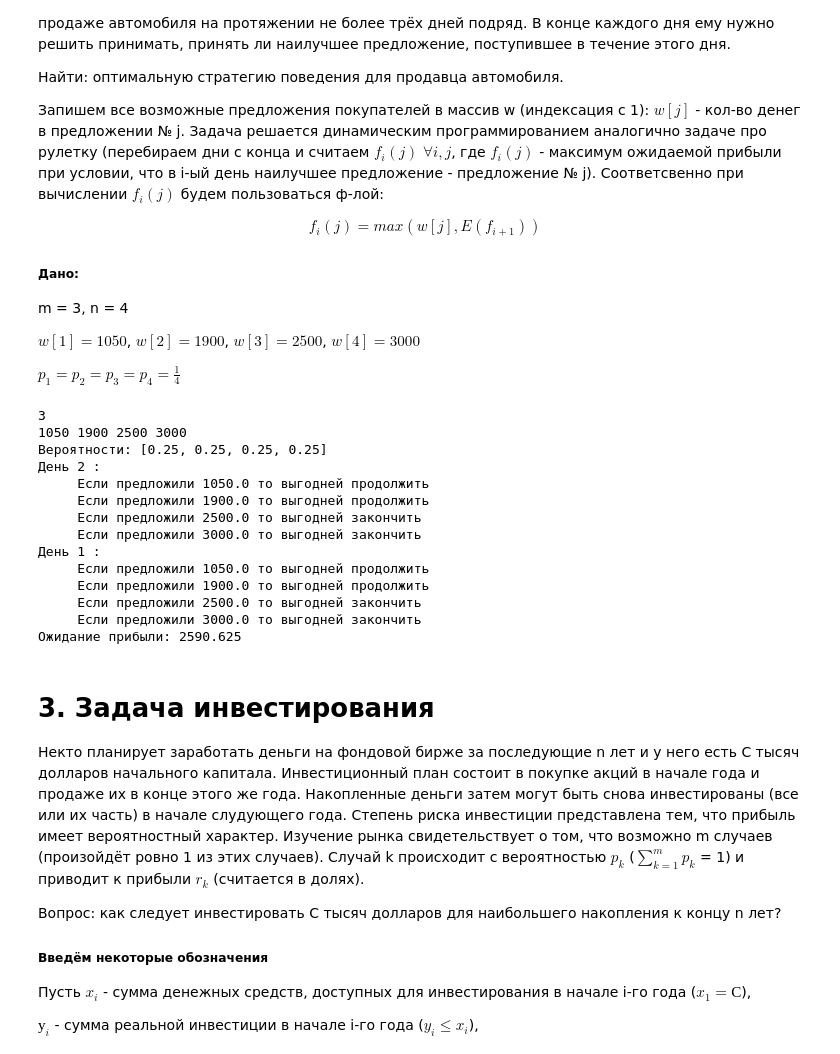
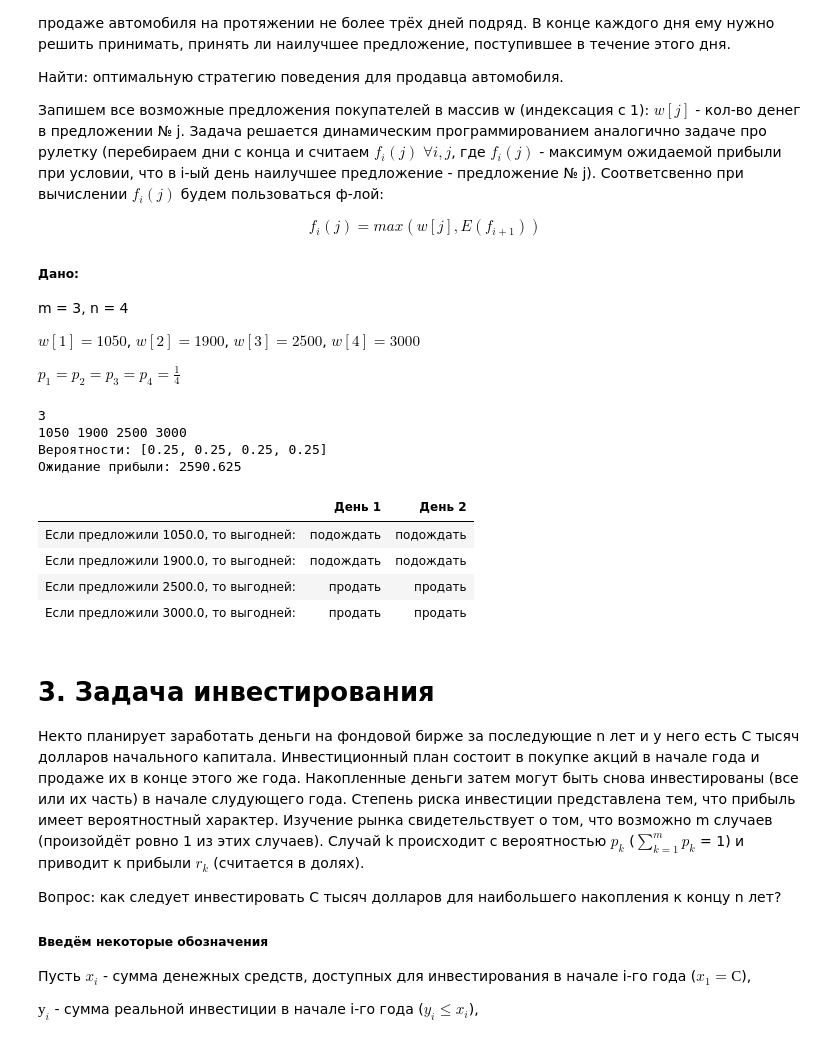
Before and after one commit to SeaDemon88/Stochastic_dynamic_programming, a Jupyter notebook: Tasks.ipynb, the cells around one changed output. Cells and saved outputs as stored; diff of their text form; code cells hidden in the pictures.

```diff
--- a/Tasks.ipynb
+++ b/Tasks.ipynb
@@ -463,47 +480,54 @@ n = len(w) - 1 # кол-во предложений
 p = [0.0] * (n + 1) # вер-ти предложений
 for i in range(1, n + 1):
     p[i] = 1 / n
 
 print('Вероятности:', p[1:])
 
 def Ef(i): # считаем E(f(i))
     res = 0
     for k in range(1, n + 1) :
         res += p[k] * f[i, k]
     return res
 
 for j in range(1, n + 1): # определяем f для всех исходов последнего дня
     f[m, j] = w[j]
 
+tabledata = [] # ячейки таблицы
+for i in range(n):
+    row = [''] * (m - 1)
+    tabledata.append(row)
+
 for i in range(m - 1, 0, -1): # динамически определяем f для всех i и j
-    print('День', i, ':')
     for j in range(1, n + 1):
         f[i, j] = max(w[j], Ef(i + 1))
-        print('     Если предложили', w[j], 'то выгодней', end=' ')
         if (w[j] > Ef(i + 1)):
-            print('закончить')
+            tabledata[j - 1][i - 1] = 'продать'
         else:
-            print('продолжить')
+            tabledata[j - 1][i - 1] = 'подождать'
 
 f[0, 0] = Ef(1)
 
 prof = f[0, 0] # находим прибыль, которую мы ожидаем получить при оптимальной стратегии игры
 print('Ожидание прибыли:', prof)
+
+In = [] # строки таблицы
+for i in range(1, n + 1):
+    In.append('Если предложили ' + str(w[i]) + ', то выгодней:')
+C = [] # столбцы таблицы
+for i in range(m - 1):
+    C.append('День ' + str(i + 1))
+
+pd.DataFrame(tabledata, index=In, columns=C) # вывод таблицы
 # %% [output]
 3
 1050 1900 2500 3000
 Вероятности: [0.25, 0.25, 0.25, 0.25]
-День 2 :
-     Если предложили 1050.0 то выгодней продолжить
-     Если предложили 1900.0 то выгодней продолжить
-     Если предложили 2500.0 то выгодней закончить
-     Если предложили 3000.0 то выгодней закончить
-День 1 :
-     Если предложили 1050.0 то выгодней продолжить
-     Если предложили 1900.0 то выгодней продолжить
-     Если предложили 2500.0 то выгодней закончить
-     Если предложили 3000.0 то выгодней закончить
 Ожидание прибыли: 2590.625
+|  | День 1 | День 2 |
+| Если предложили 1050.0, то выгодней: | подождать | подождать |
+| Если предложили 1900.0, то выгодней: | подождать | подождать |
+| Если предложили 2500.0, то выгодней: | продать | продать |
+| Если предложили 3000.0, то выгодней: | продать | продать |
 # %% [markdown]
 # 3. Задача инвестирования
 
```
Also changed, not shown: parts of 5 cells of this notebook, 1 other file.
